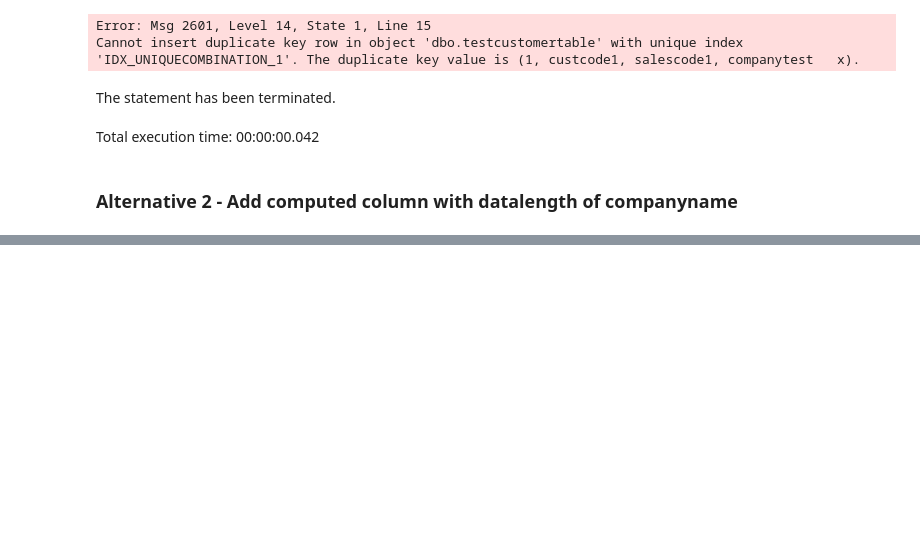
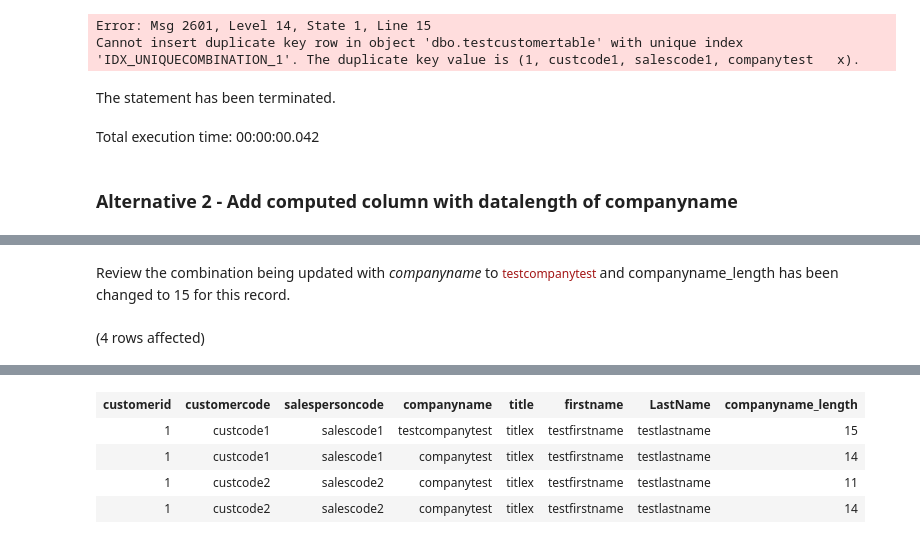
Before and after one commit to Ventilios/notebooks, a Jupyter notebook: SqlServerTrailingSpaces.ipynb, the cells around one changed output, grey strips where cells are left out. Cells and saved outputs as stored; diff of their text form; code cells hidden in the pictures; blank space fills up the shorter version.

```diff
--- a/SqlServerTrailingSpaces.ipynb
+++ b/SqlServerTrailingSpaces.ipynb
@@ -264,0 +327,7 @@ Total execution time: 00:00:00.047
+# %% [markdown]
+Review the combination being updated with _companyname_ to <span style="color: rgb(163, 21, 21); font-family: Consolas, &quot;Courier New&quot;, monospace; font-size: 12px; white-space: pre;">testcompanytest </span> and companyname\_length has been changed to 15 for this record.
+# %%
+SELECT *
+FROM [dbo].[testcustomertable]
+# %% [output]
+(4 rows affected)
@@ -264,0 +335,5 @@ Total execution time: 00:00:00.047
+| customerid | customercode | salespersoncode | companyname | title | firstname | LastName | companyname_length |
+| 1 | custcode1 | salescode1 | testcompanytest | titlex | testfirstname | testlastname | 15 |
+| 1 | custcode1 | salescode1 | companytest | titlex | testfirstname | testlastname | 14 |
+| 1 | custcode2 | salescode2 | companytest | titlex | testfirstname | testlastname | 11 |
+| 1 | custcode2 | salescode2 | companytest | titlex | testfirstname | testlastname | 14 |
```
Also changed, not shown: parts of 22 cells of this notebook.
